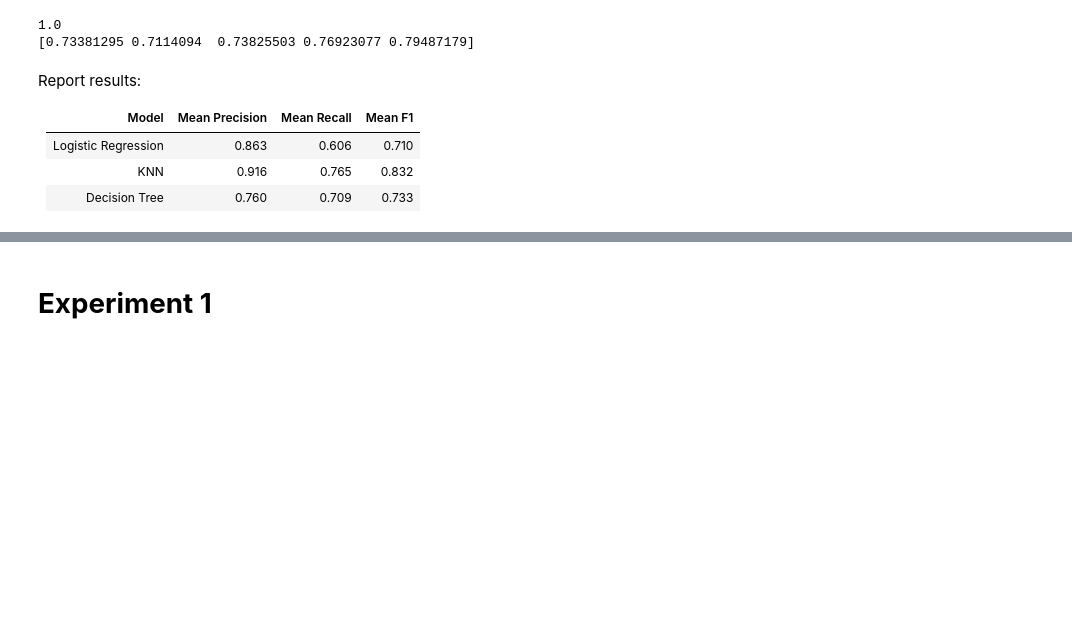
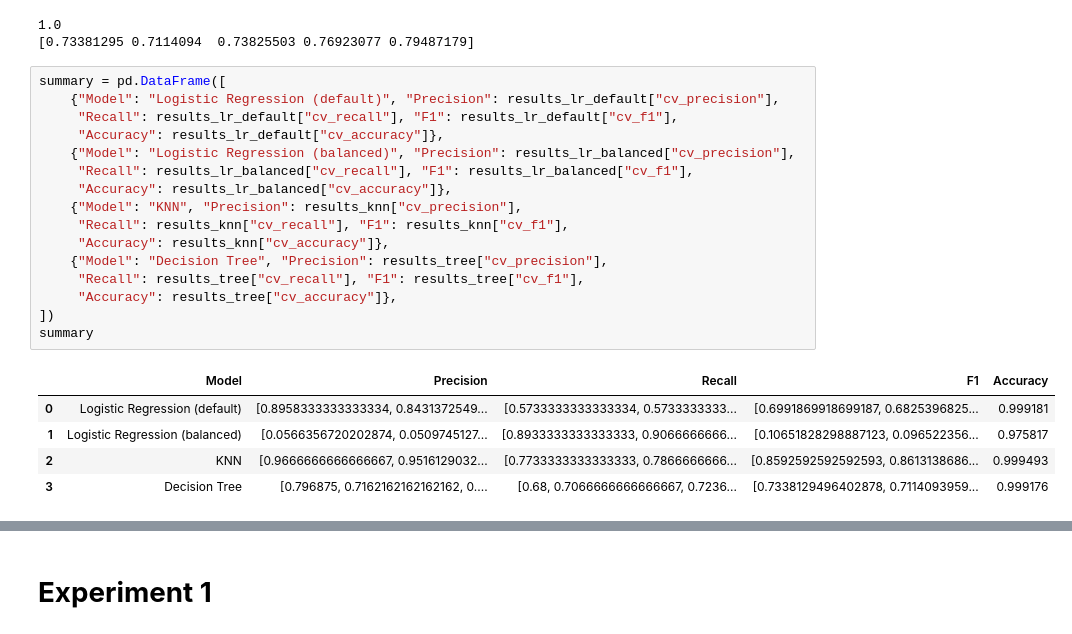
Before and after one commit to FatemeZahraAzad/Fraud-detection, a Jupyter notebook: src/data_prep.ipynb, the cells around one changed output, grey strips where cells are left out. Saved outputs shown, nothing was run; the diff lists cells and outputs as text; blank space fills up the shorter version.

```diff
--- a/src/data_prep.ipynb
+++ b/src/data_prep.ipynb
@@ -223,11 +239,25 @@ print(results_tree["cv_f1"])
 # %% [output]
 1.0
 [0.73381295 0.7114094  0.73825503 0.76923077 0.79487179]
-# %% [markdown]
-Report results:
-
-| Model | Mean Precision | Mean Recall | Mean F1 |
-|---|---------------:|------------:|--------:|
-| Logistic Regression |          0.863 |       0.606 |   0.710 |
-| KNN |          0.916 |       0.765 |   0.832 |
-| Decision Tree |          0.760 |       0.709 |   0.733 |
+# %%
+summary = pd.DataFrame([
+    {"Model": "Logistic Regression (default)", "Precision": results_lr_default["cv_precision"],
+     "Recall": results_lr_default["cv_recall"], "F1": results_lr_default["cv_f1"],
+     "Accuracy": results_lr_default["cv_accuracy"]},
+    {"Model": "Logistic Regression (balanced)", "Precision": results_lr_balanced["cv_precision"],
+     "Recall": results_lr_balanced["cv_recall"], "F1": results_lr_balanced["cv_f1"],
+     "Accuracy": results_lr_balanced["cv_accuracy"]},
+    {"Model": "KNN", "Precision": results_knn["cv_precision"],
+     "Recall": results_knn["cv_recall"], "F1": results_knn["cv_f1"],
+     "Accuracy": results_knn["cv_accuracy"]},
+    {"Model": "Decision Tree", "Precision": results_tree["cv_precision"],
+     "Recall": results_tree["cv_recall"], "F1": results_tree["cv_f1"],
+     "Accuracy": results_tree["cv_accuracy"]},
+])
+summary
+# %% [output]
+|  | Model | Precision | Recall | F1 | Accuracy |
+| 0 | Logistic Regression (default) | [0.8958333333333334, 0.8431372549... | [0.5733333333333334, 0.5733333333... | [0.6991869918699187, 0.6825396825... | 0.999181 |
+| 1 | Logistic Regression (balanced) | [0.0566356720202874, 0.0509745127... | [0.8933333333333333, 0.9066666666... | [0.10651828298887123, 0.096522356... | 0.975817 |
+| 2 | KNN | [0.9666666666666667, 0.9516129032... | [0.7733333333333333, 0.7866666666... | [0.8592592592592593, 0.8613138686... | 0.999493 |
+| 3 | Decision Tree | [0.796875, 0.7162162162162162, 0.... | [0.68, 0.7066666666666667, 0.7236... | [0.7338129496402878, 0.7114093959... | 0.999176 |
```
Also changed, not shown: parts of 11 cells of this notebook.
